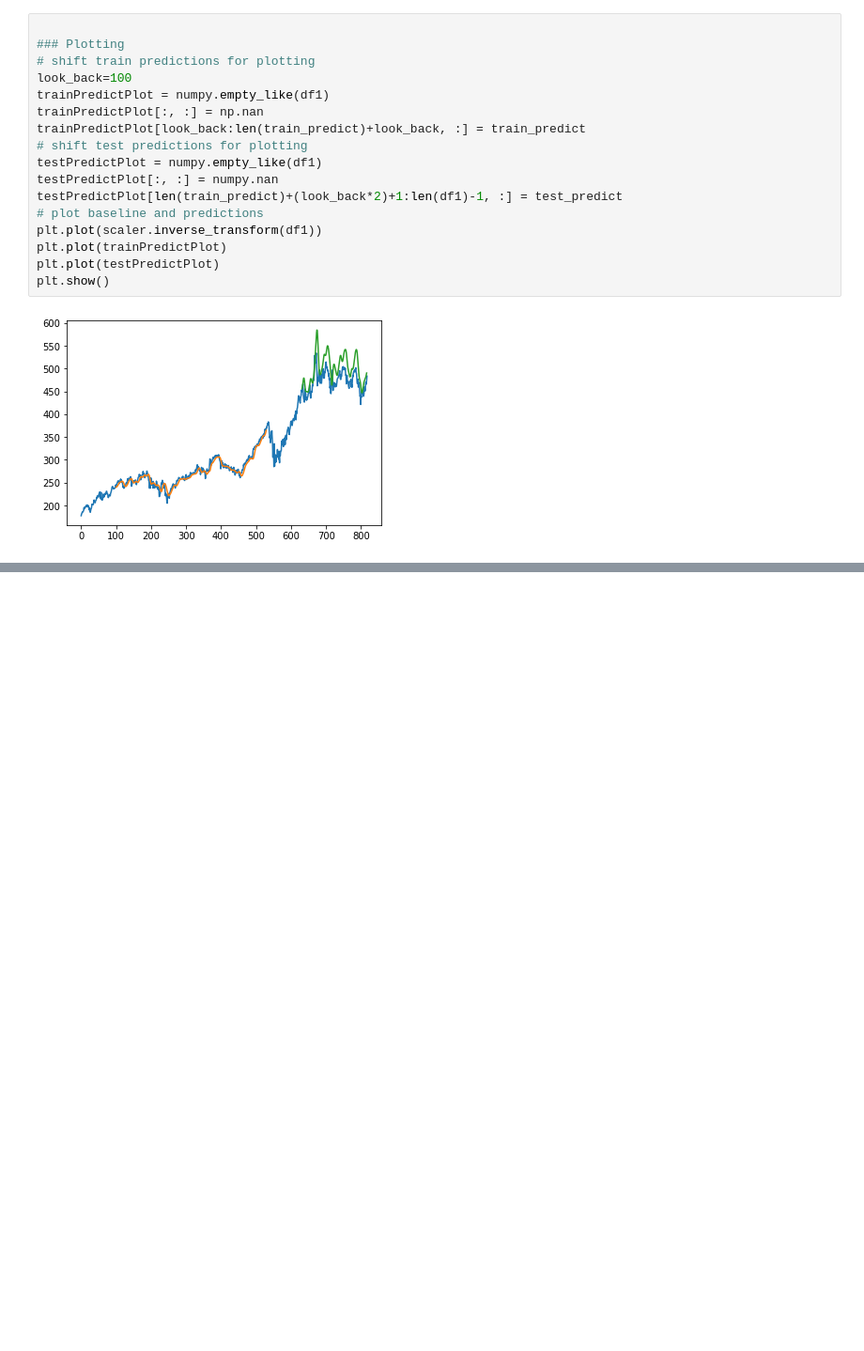
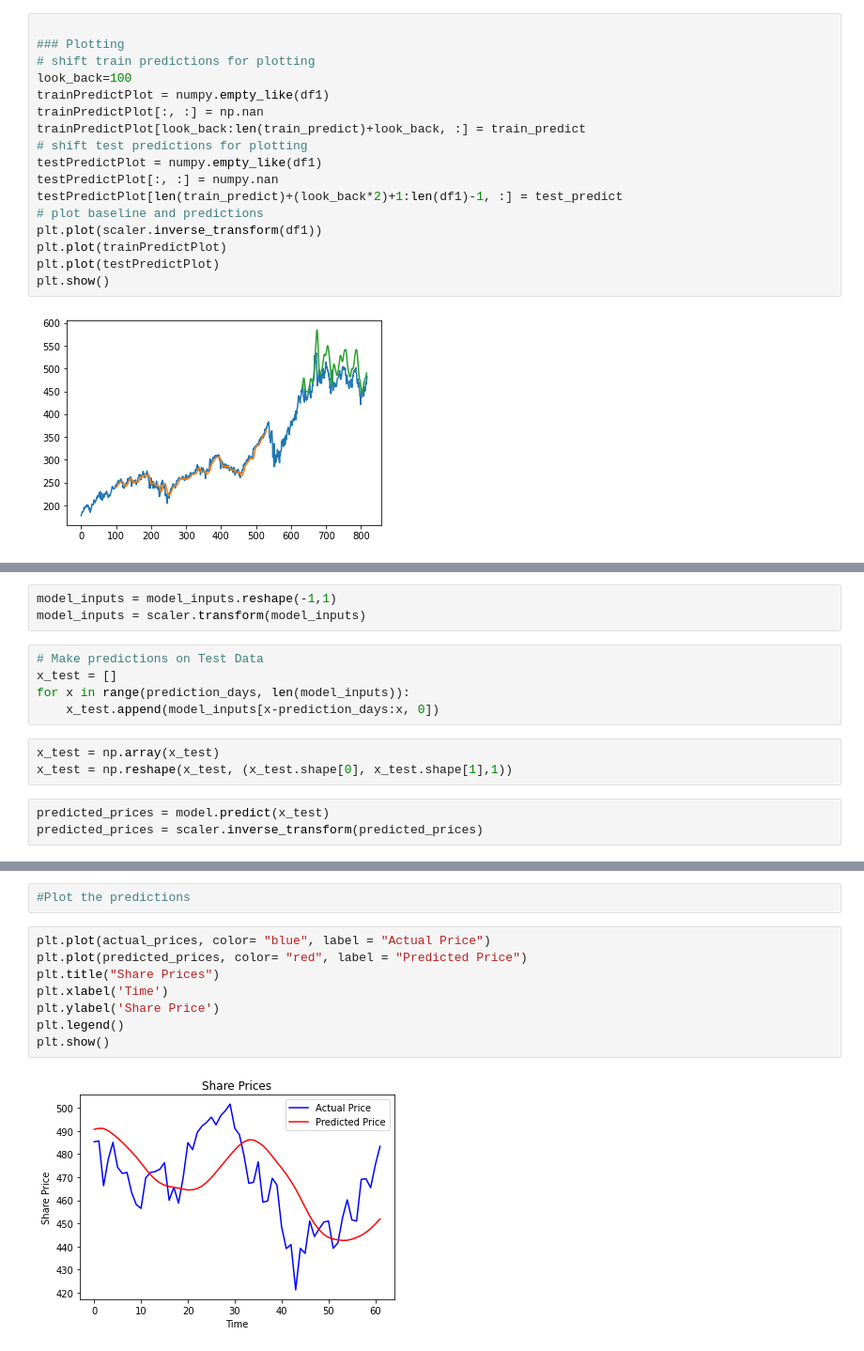
Before and after one commit to adharangaonkar/Machine-Learning-in-Finance, a Jupyter notebook: Adobe Stocks Project/Stacked LSTM.ipynb, the cells around one changed output, grey strips where cells are left out. Shown at 94% size. Saved outputs shown, nothing was run; the diff lists cells and outputs as text; blank space fills up the shorter version.

```diff
--- a/Adobe Stocks Project/Stacked LSTM.ipynb
+++ b/Adobe Stocks Project/Stacked LSTM.ipynb
@@ -209,0 +305,14 @@ plt.show()
+# %%
+model_inputs = model_inputs.reshape(-1,1)
+model_inputs = scaler.transform(model_inputs)
+# %%
+# Make predictions on Test Data
+x_test = []
+for x in range(prediction_days, len(model_inputs)):
+    x_test.append(model_inputs[x-prediction_days:x, 0])
+# %%
+x_test = np.array(x_test)
+x_test = np.reshape(x_test, (x_test.shape[0], x_test.shape[1],1))
+# %%
+predicted_prices = model.predict(x_test)
+predicted_prices = scaler.inverse_transform(predicted_prices)
@@ -209,0 +321,12 @@ plt.show()
+# %%
+#Plot the predictions
+# %%
+plt.plot(actual_prices, color= "blue", label = "Actual Price")
+plt.plot(predicted_prices, color= "red", label = "Predicted Price")
+plt.title("Share Prices")
+plt.xlabel('Time')
+plt.ylabel('Share Price')
+plt.legend()
+plt.show()
+# %% [output]
+[figure, added]
```
Also changed, not shown: parts of 16 cells of this notebook.
